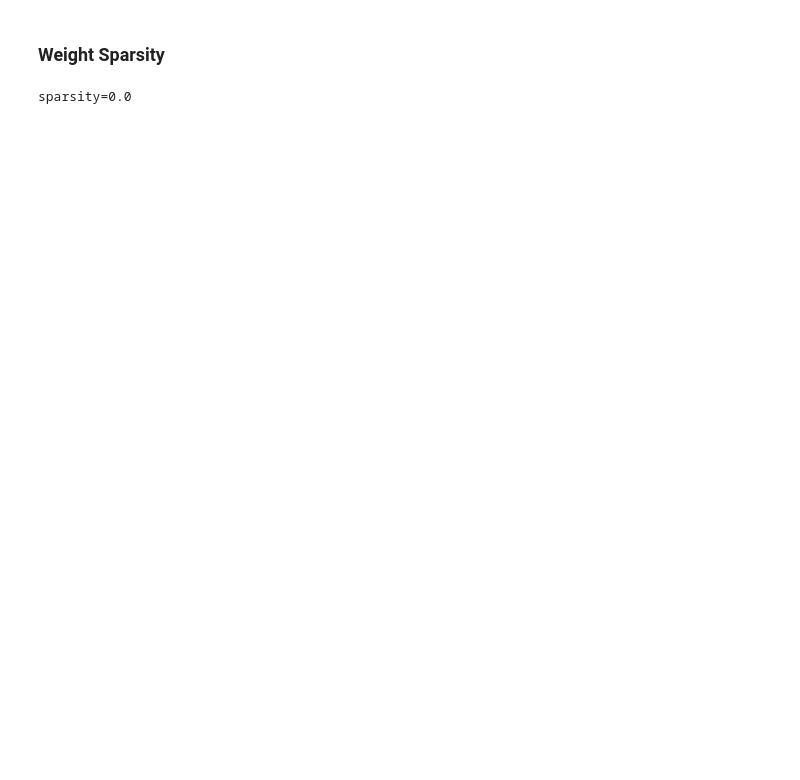
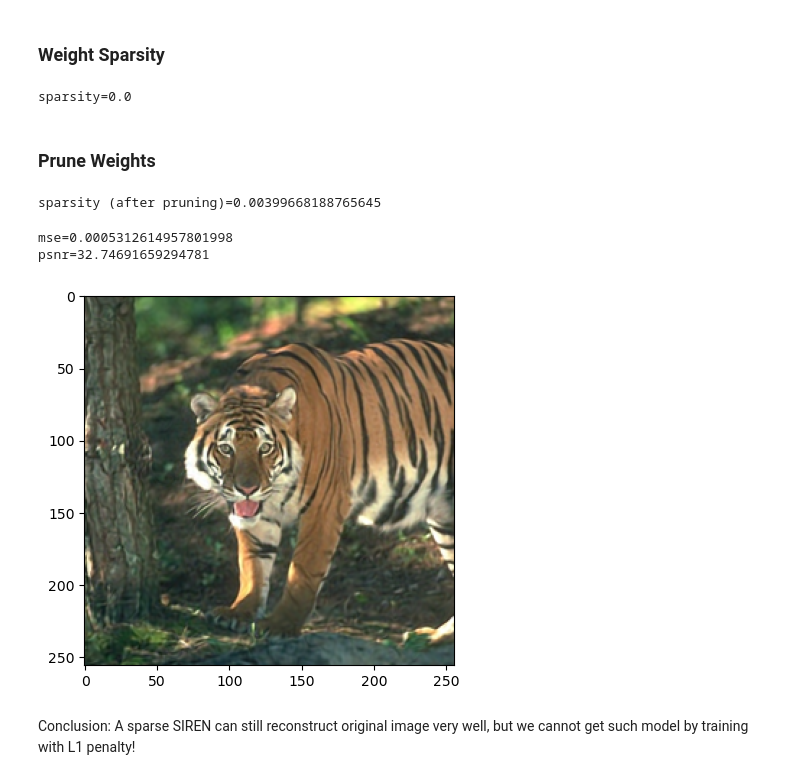
Before and after one commit to LeoZDong/continual_siren, a Jupyter notebook: model_inspector.ipynb, the cells around one changed output. Saved outputs shown, nothing was run; the diff lists cells and outputs as text; code cells hidden in the pictures; blank space fills up the shorter version.

Commit message:
Add weight pruning as part of the inspection.

```diff
--- a/model_inspector.ipynb
+++ b/model_inspector.ipynb
@@ -65,2 +93,4 @@ print(f"sparsity={sparse_params / total_params}")
 # %% [output]
 sparsity=0.0
+# %% [markdown]
+### Prune Weights
@@ -66,0 +120,21 @@ sparsity=0.0
+# %%
+def apply_pruning(prunable_params, finalize_pruning):
+    for module, prunable_param_name in prunable_params:
+        prune.l1_unstructured(module, prunable_param_name, amount=0.004)
+        if finalize_pruning:
+            prune.remove(module, prunable_param_name)
+
+apply_pruning(prunable_params, True)
+print(f"sparsity (after pruning)={get_model_weight_sparsity(model)}")
+# %% [output]
+sparsity (after pruning)=0.00399668188765645
+# %%
+mse, psnr, img_out = eval(model, True)
+print(f"mse={mse}")
+print(f"psnr={psnr}")
+# %% [output]
+mse=0.0005312614957801998
+psnr=32.74691659294781
+[figure, added]
+# %% [markdown]
+Conclusion: A sparse SIREN can still reconstruct original image very well, but we cannot get such model by training with L1 penalty!
```
Also changed, not shown: parts of 7 cells of this notebook.
